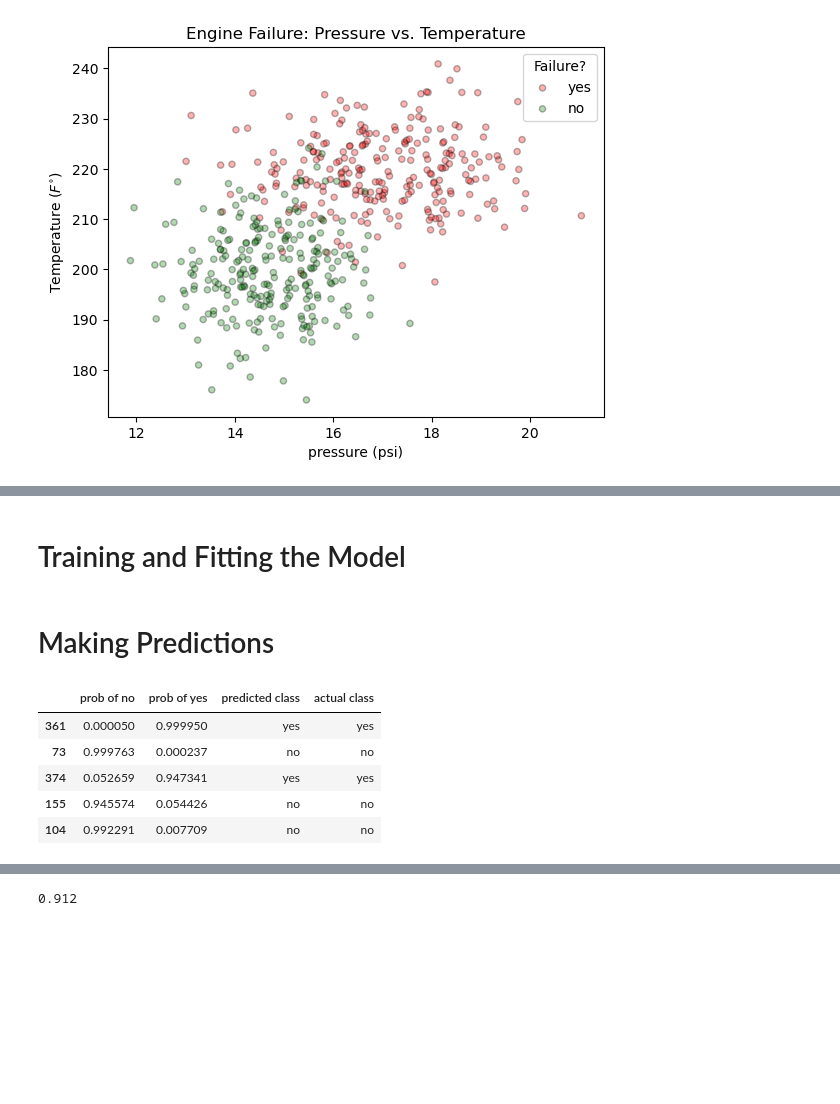
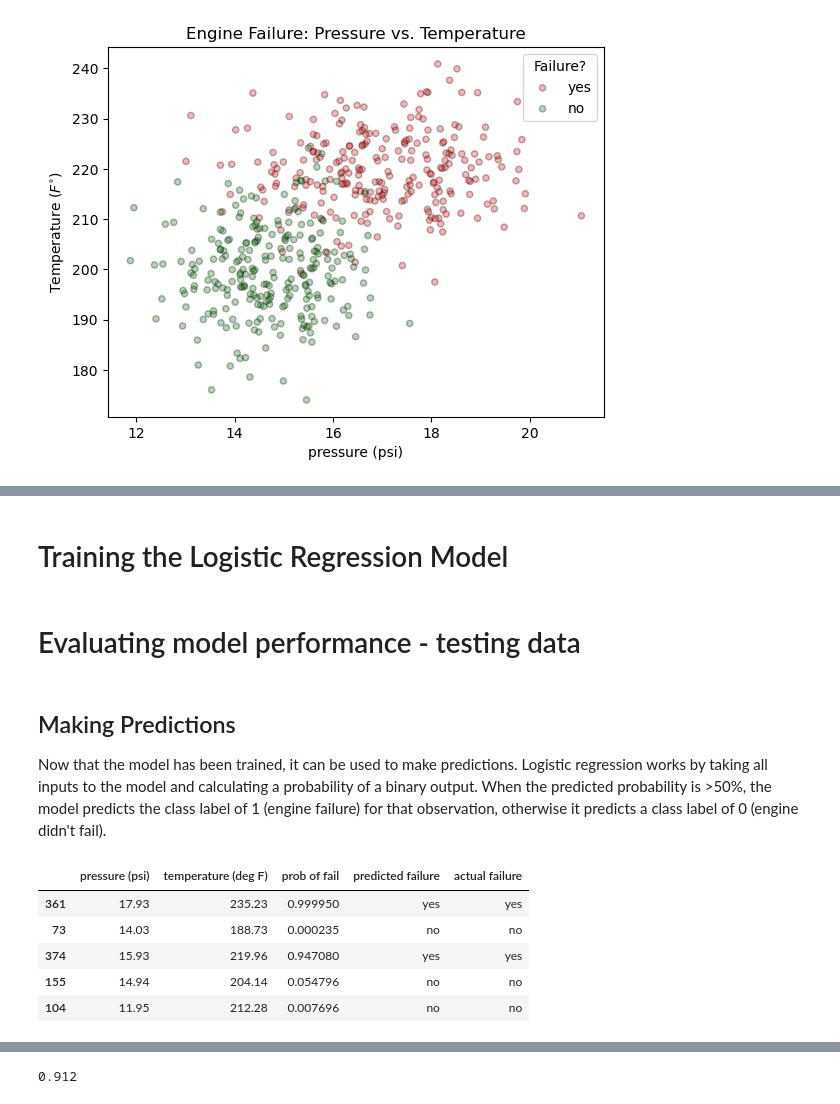
Before and after one commit to papir805/Stanford-ML-Class, a Jupyter notebook: notebooks/logistic_regression.ipynb, the cells around one changed output, grey strips where cells are left out. Cells and saved outputs as stored; diff of their text form; code cells hidden in the pictures; blank space fills up the shorter version.

```diff
--- a/notebooks/logistic_regression.ipynb
+++ b/notebooks/logistic_regression.ipynb
@@ -71,5 +105,5 @@ X_train, X_test, y_train, y_test = train_test_split(df[feat_names],
                                                     test_size=0.25,
                                                     random_state=42)
 # %% [markdown]
-# Training and Fitting the Model
+# Training the Logistic Regression Model
 # %%
@@ -77,18 +114,26 @@ log_reg_classifier = LogisticRegression(random_state=0)
 log_reg_classifier = log_reg_classifier.fit(X_train, y_train)
+# %% [markdown]
+# Evaluating model performance - testing data
 # %% [markdown]
-# Making Predictions
+## Making Predictions
+
+Now that the model has been trained, it can be used to make predictions.  Logistic regression works by taking all inputs to the model and calculating a probability of a binary output.  When the predicted probability is >50%, the model predicts the class label of 1 (engine failure) for that observation, otherwise it predicts a class label of 0 (engine didn't fail).
 # %%
+# Make predictions using the already seen training data
 predictions = log_reg_classifier.predict(X_test)
 probabilities = log_reg_classifier.predict_proba(X_test)
-results_df = pd.DataFrame({'prob of no':probabilities[:,0],
-                         'prob of yes':probabilities[:,1],
-                         'predicted class':predictions,
-                         'actual class': y_test})
+
+results_df = pd.DataFrame({x_label:X_test[x_label],
+                           y_label:X_test[y_label],
+                         #'prob of no':probabilities[:,0],
+                         'prob of fail':probabilities[:,1],
+                         'predicted failure':predictions,
+                         'actual failure': y_test})
 results_df.head()
 # %% [output]
-|  | prob of no | prob of yes | predicted class | actual class |
-| 361 | 0.000050 | 0.999950 | yes | yes |
-| 73 | 0.999763 | 0.000237 | no | no |
-| 374 | 0.052659 | 0.947341 | yes | yes |
-| 155 | 0.945574 | 0.054426 | no | no |
-| 104 | 0.992291 | 0.007709 | no | no |
+|  | pressure (psi) | temperature (deg F) | prob of fail | predicted failure | actual failure |
+| 361 | 17.93 | 235.23 | 0.999950 | yes | yes |
+| 73 | 14.03 | 188.73 | 0.000235 | no | no |
+| 374 | 15.93 | 219.96 | 0.947080 | yes | yes |
+| 155 | 14.94 | 204.14 | 0.054796 | no | no |
+| 104 | 11.95 | 212.28 | 0.007696 | no | no |
```
Also changed, not shown: parts of 29 cells of this notebook, 1 other file.
